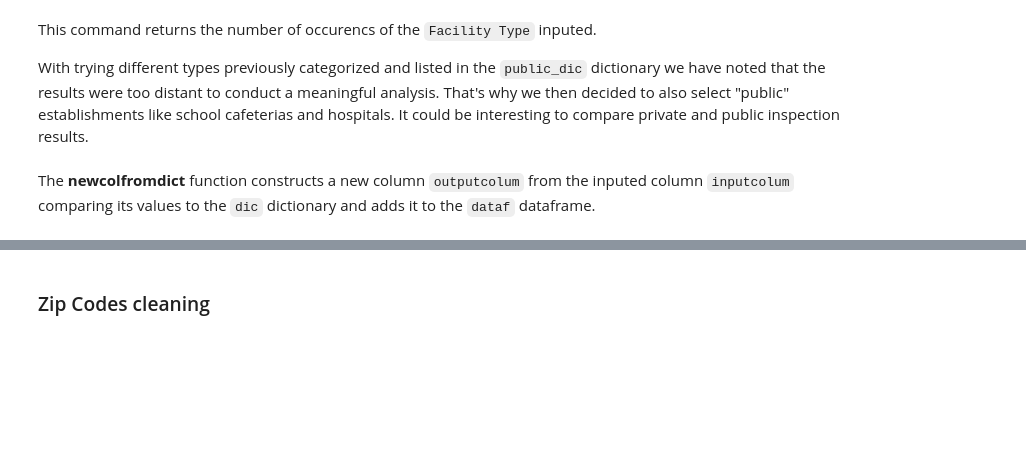
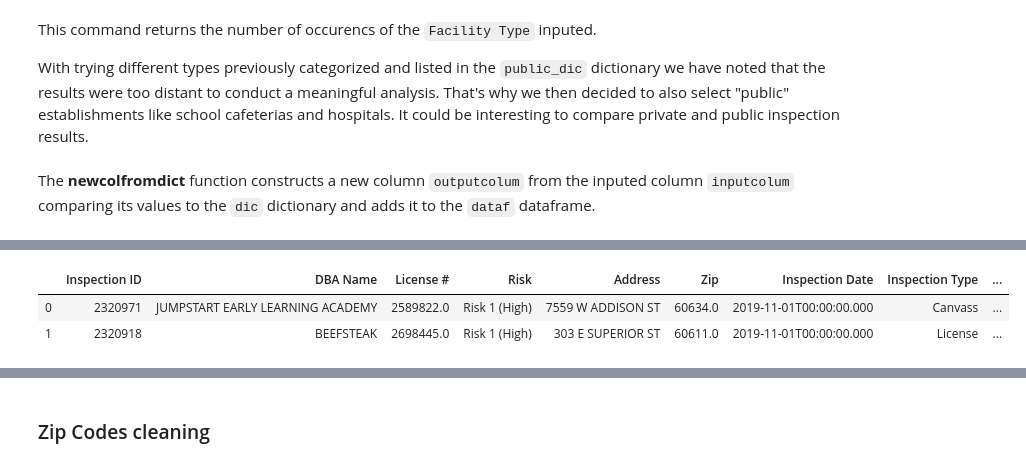
Before and after one commit to clairebilat/ada-2019-project-lost-and-found, a Jupyter notebook: couleurs_d_automne.ipynb, the cells around one changed output, grey strips where cells are left out. Saved outputs shown, nothing was run; the diff lists cells and outputs as text; code cells hidden in the pictures; blank space fills up the shorter version.

```diff
--- a/couleurs_d_automne.ipynb
+++ b/couleurs_d_automne.ipynb
@@ -183,6 +150,9 @@ eat_seat = newcolfromdict(df, total_dic, 'Facility Type', 'Facility Group')
 # %%
+eat_seat = newcolfromdict(df, total_dic, 'Facility Type', 'Facility Group')
 eat_seat = df.loc[df['Facility Group'] != 'Not Listed']
-eat_seat = eat_seat.drop(columns = ['Facility Type', 'Historical Wards 2003-2015', 'Zip Codes', 'Community Areas', 'Census Tracts', 'Wards'])
+eat_seat = eat_seat.drop(columns = ['Facility Type'])
+
+eat_seat = eat_seat.drop_duplicates()
 
 eat_seat.head(2)
 # %% [output]
@@ -193,0 +177,7 @@ To construct the new dataframe the `Historical Wards 2003-2015`, `Zip Codes`, `C
+# %%
+cities = ['CHICAGO','chicago','Chicago','CCHICAGO','CHICAGO.','CHICAGOCHICAGO','CHICAGOHICAGO',\
+          'CHicago','312CHICAGO','CHCICAGO','CHCHICAGO','CHICAGOI','CHICAGO HEIGHTS']
+
+eat_seat = eat_seat.loc[eat_seat['City'].isin(cities)]
+
+eat_seat = eat_seat.drop(columns = ['City','State'])
@@ -197,0 +214,8 @@ print(len(eat_seat.index))    ##returns the number of rows of the df
+# %%
+eat_seat = eat_seat.drop(columns = ['AKA Name','Historical Wards 2003-2015', 'Zip Codes', 'Community Areas',\
+                                    'Census Tracts', 'Wards'])
+eat_seat.head(2)
+# %% [output]
+|  | Inspection ID | DBA Name | License # | Risk | Address | Zip | Inspection Date | Inspection Type | ... |
+| 0 | 2320971 | JUMPSTART EARLY LEARNING ACADEMY | 2589822.0 | Risk 1 (High) | 7559 W ADDISON ST | 60634.0 | 2019-11-01T00:00:00.000 | Canvass | ... |
+| 1 | 2320918 | BEEFSTEAK | 2698445.0 | Risk 1 (High) | 303 E SUPERIOR ST | 60611.0 | 2019-11-01T00:00:00.000 | License | ... |
```
Also changed, not shown: parts of 24 cells of this notebook.
